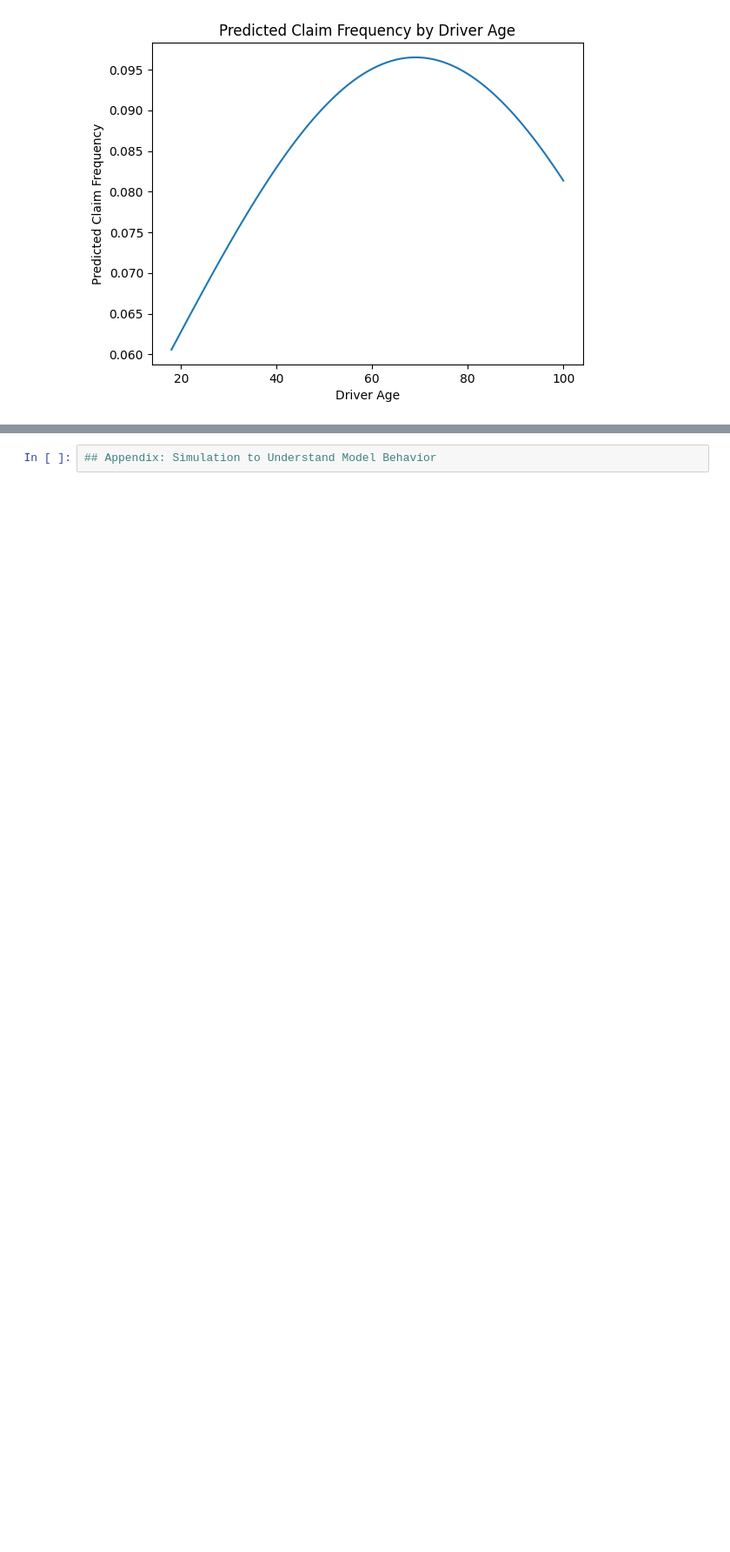
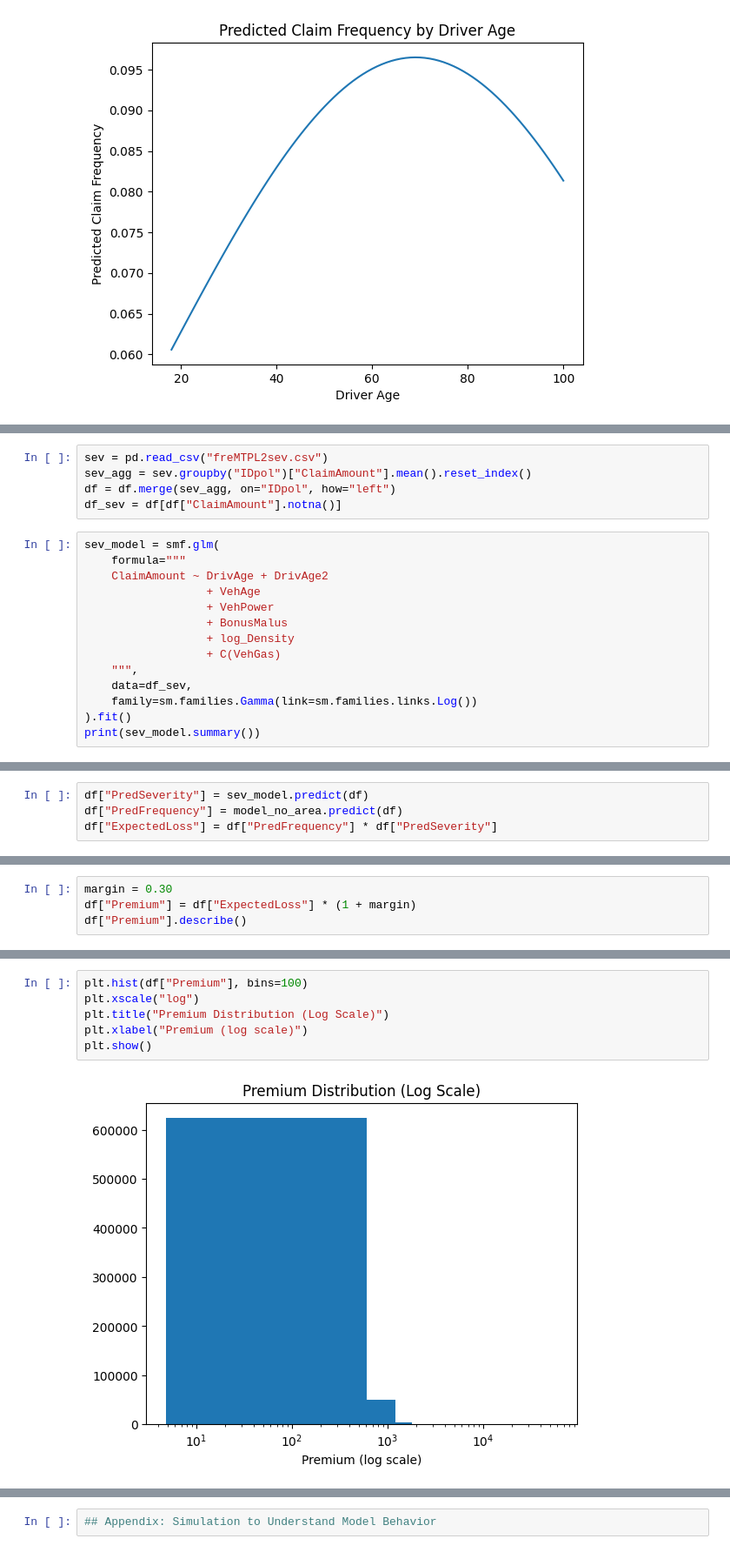
Before and after one commit to candycane0/insurance-claim-glm, a Jupyter notebook: AutoPricingModel.ipynb, the cells around one changed output, grey strips where cells are left out. Shown at 87% size. Drawn from its saved outputs; the diff is of its cells as text; blank space fills up the shorter version.

Commit message:
Add severity model and full pricing pipeline

```diff
--- a/AutoPricingModel.ipynb
+++ b/AutoPricingModel.ipynb
@@ -198,0 +195,19 @@ plt.show()
+# %%
+sev = pd.read_csv("freMTPL2sev.csv")
+sev_agg = sev.groupby("IDpol")["ClaimAmount"].mean().reset_index()
+df = df.merge(sev_agg, on="IDpol", how="left")
+df_sev = df[df["ClaimAmount"].notna()]
+# %%
+sev_model = smf.glm(
+    formula="""
+    ClaimAmount ~ DrivAge + DrivAge2
+                  + VehAge
+                  + VehPower
+                  + BonusMalus
+                  + log_Density
+                  + C(VehGas)
+    """,
+    data=df_sev,
+    family=sm.families.Gamma(link=sm.families.links.Log())
+).fit()
+print(sev_model.summary())
@@ -198,0 +237,4 @@ plt.show()
+# %%
+df["PredSeverity"] = sev_model.predict(df)
+df["PredFrequency"] = model_no_area.predict(df)
+df["ExpectedLoss"] = df["PredFrequency"] * df["PredSeverity"]
@@ -198,0 +243,4 @@ plt.show()
+# %%
+margin = 0.30
+df["Premium"] = df["ExpectedLoss"] * (1 + margin)
+df["Premium"].describe()
@@ -198,0 +261,8 @@ plt.show()
+# %%
+plt.hist(df["Premium"], bins=100)
+plt.xscale("log")
+plt.title("Premium Distribution (Log Scale)")
+plt.xlabel("Premium (log scale)")
+plt.show()
+# %% [output]
+[figure, added]
```
Also changed, not shown: parts of 16 cells of this notebook, 3 other files.
